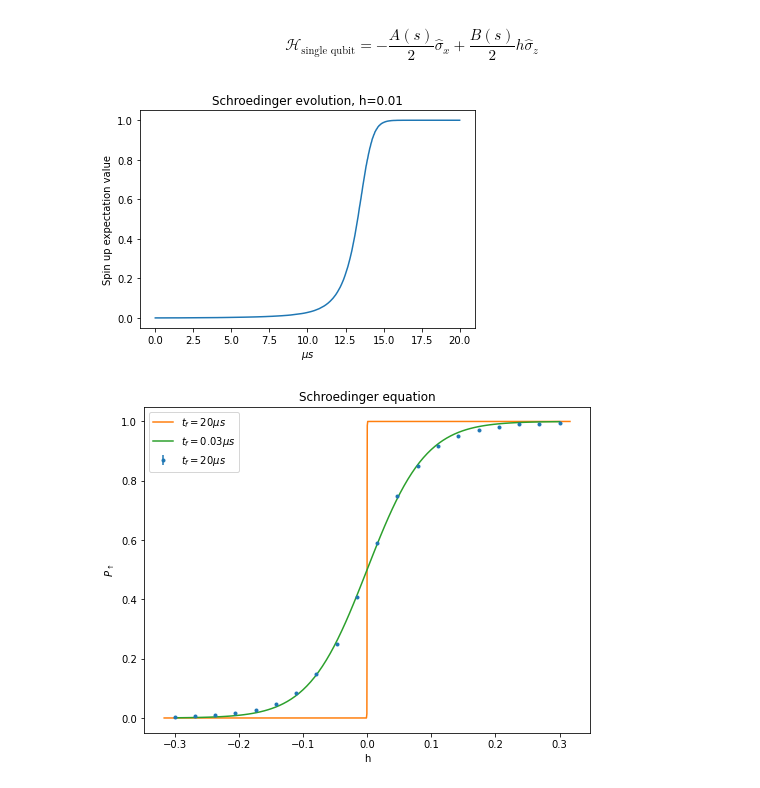
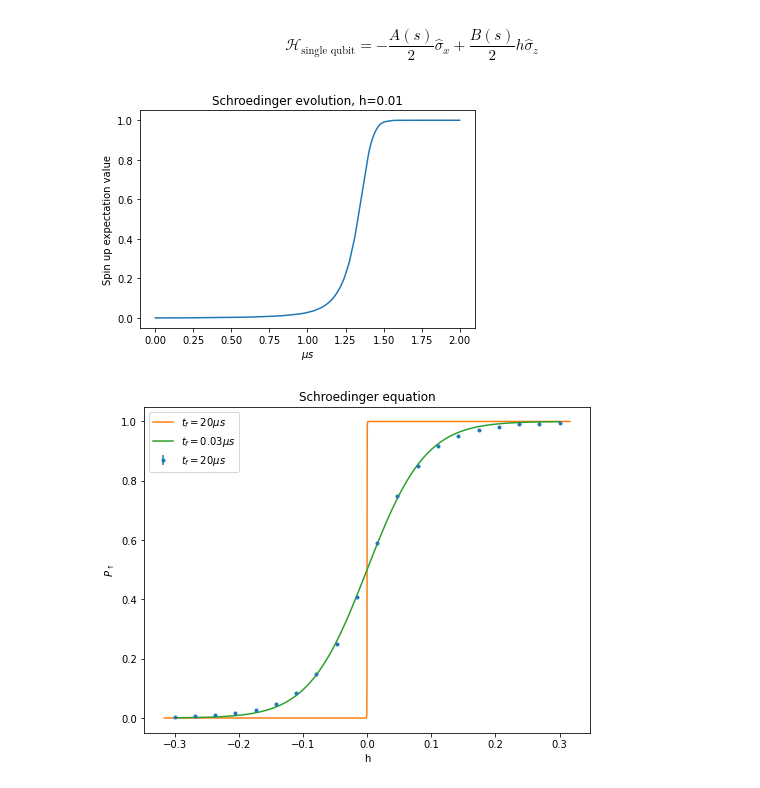
Before and after one commit to federicovisintini/Dwave2000q, a Jupyter notebook: 1_analitic_model.ipynb, the cells around one changed output. Drawn from its saved outputs; the diff is of its cells as text; code cells hidden in the pictures.

```diff
--- a/1_analitic_model.ipynb
+++ b/1_analitic_model.ipynb
@@ -68,0 +129,4 @@ Remebering that $H(t) / \hbar \sim 5 GHz$, we need $dt < 2 \times 10^{-10} s$
+# %%
+t = np.linspace(0, 2, 10 ** 4 + 1)
+print(f'dt: {(t[1] - t[0]) / 10 ** 6} s')
+sigmax, sigmaz = schroedinger_evolution(t, 0.3)
@@ -68,0 +147,29 @@ Remebering that $H(t) / \hbar \sim 5 GHz$, we need $dt < 2 \times 10^{-10} s$
+# %%
+# perform schroedinger evolution for t_final = 20 mu s
+t = np.linspace(0, 20, 10 ** 5 + 1)
+
+biases_teo = np.logspace(-4, -0.5, 8)
+biases_teo = sorted(np.concatenate((- biases_teo, biases_teo)))
+
+# performing numerical calculation
+p_up = []
+for h in tqdm(biases_teo):
+    sigmaz, sigmax = schroedinger_evolution(t, h)
+    p_up.append(sigmaz[-1] / 2 + 0.5)
+
+# save results on file
+pickle.dump((biases_teo, p_up), open(f"data/schroedinger{str(t[-1])}.pickle", "wb"))
+# %%
+# perform schroedinger evolution for t_final = 0.03 mu s
+t = np.linspace(0, 0.03, 10 ** 2 + 1) # mu s
+
+biases_teo = np.linspace(-0.3, 0.3, 100)  # GHz
+
+# performing numerical calculation
+p_up = []
+for h in tqdm(biases_teo):
+    sigmaz, sigmax = schroedinger_evolution(t, h)
+    p_up.append(sigmaz[-1] / 2 + 0.5)
+
+# save results on file
+pickle.dump((biases_teo, p_up), open(f"data/schroedinger{str(t[-1])}.pickle", "wb"))
@@ -94,17 +219,17 @@ def schroed_evolution(t_f, h):
 # %%
 # plotting spin up expectation value during evolution
 h = 0.01
-result = schroed_evolution(20, h)
+result = schroed_evolution(2, h)
 
 plt.figure()
 plt.plot(result.times / 1000, result.expect[0])
 
 plt.title(f'Schroedinger evolution, h={h}')
 plt.xlabel('$\mu s$')
 plt.ylabel('Spin up expectation value')
 plt.show()
 # %% [output]
-[figure, old version]
+[figure, new version]
 # %%
 # perform schroedinger evolution for t_final = 20 mu s
 t_final = 20  # mu s
```
Also changed, not shown: parts of 19 cells of this notebook.
